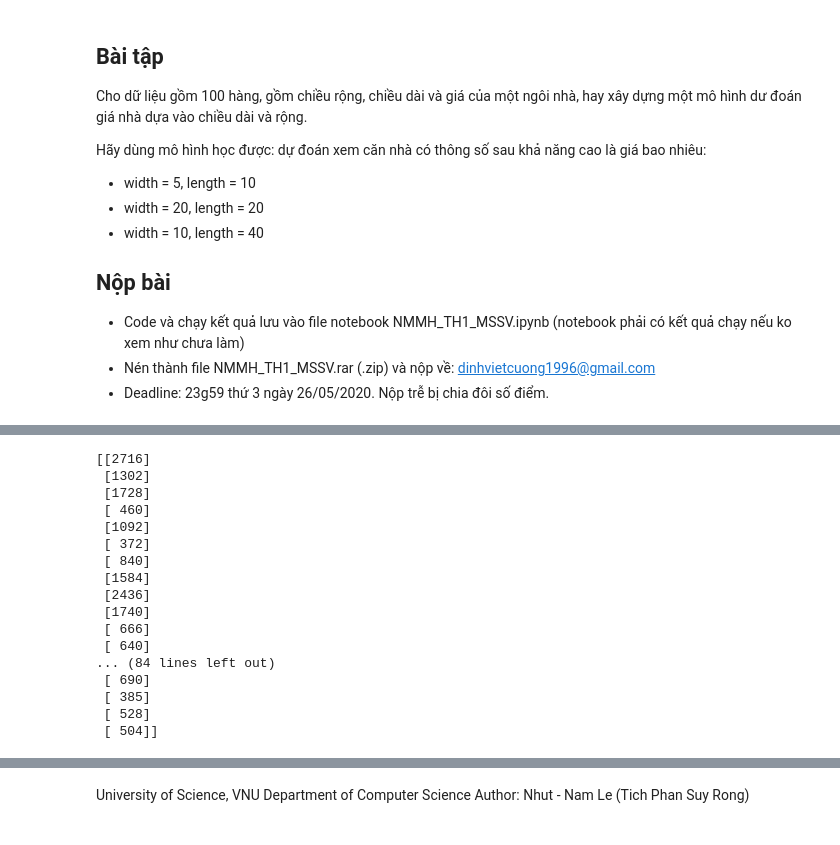
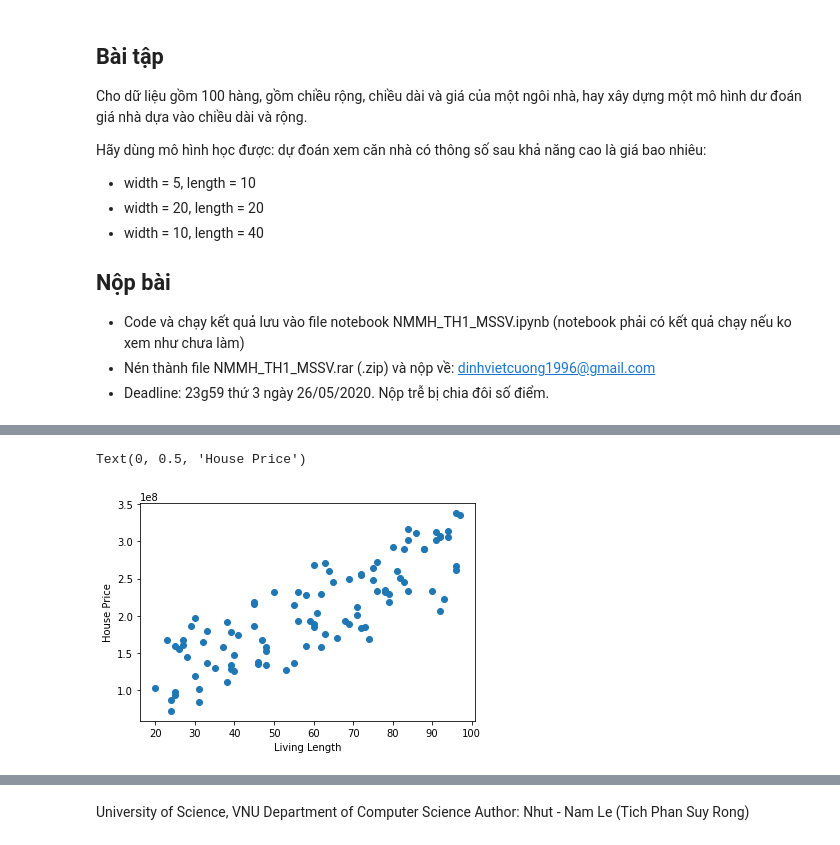
Before and after one commit to nhutnamhcmus/lab-machine-learning-solution, a Jupyter notebook: Lab01/Lab01.ipynb, the cells around one changed output, grey strips where cells are left out. Cells and saved outputs as stored; diff of their text form; code cells hidden in the pictures.

```diff
--- a/Lab01/Lab01.ipynb
+++ b/Lab01/Lab01.ipynb
@@ -310,22 +248,7 @@ Text(0, 0.5, 'Price in thousand dollar')
-# %%
-X = df['size'].values                              ## trích diện tích thành một mảng numpy
-X = X.reshape(-1, 1)                     ## chuyển thành ma trận cột
-print(X)
-# %% [output]
-[[2716]
- [1302]
- [1728]
- [ 460]
- [1092]
- [ 372]
- [ 840]
- [1584]
- [2436]
- [1740]
- [ 666]
- [ 640]
-... (84 lines left out)
- [ 690]
- [ 385]
- [ 528]
- [ 504]]
+# %%
+plt.scatter(df["length"], df["price"])
+plt.xlabel("Living Length")
+plt.ylabel("House Price")
+# %% [output]
+Text(0, 0.5, 'House Price')
+[figure, added]
```
Also changed, not shown: parts of 19 cells of this notebook.
